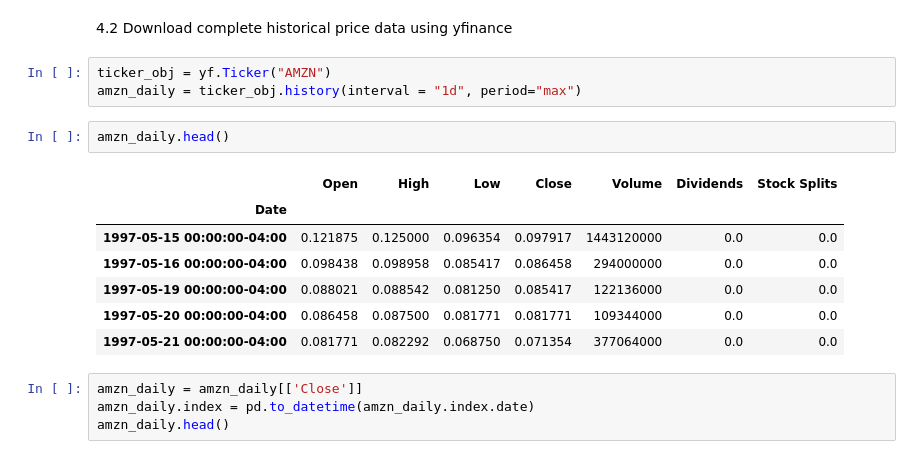
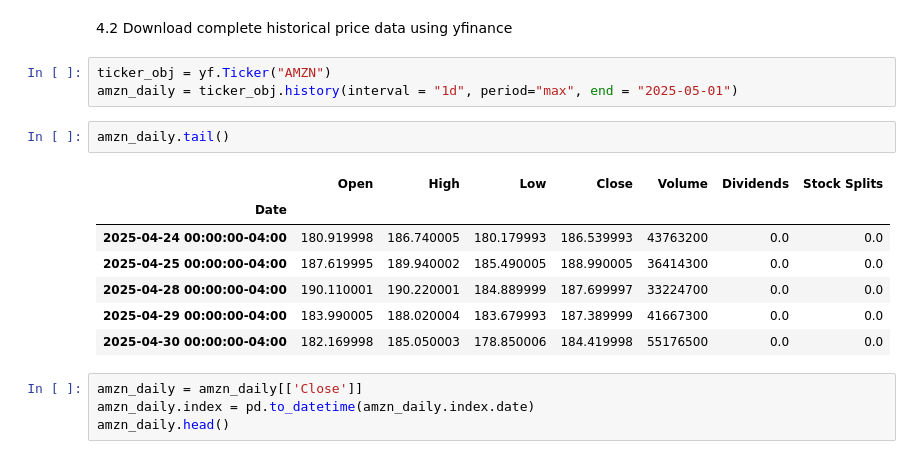
Before and after one commit to Kabalkina/stock_market_analytics_course, a Jupyter notebook: 01-intro-and-data-sources/week1.ipynb, the cells around one changed output. Drawn from its saved outputs; the diff is of its cells as text.

```diff
--- a/01-intro-and-data-sources/week1.ipynb
+++ b/01-intro-and-data-sources/week1.ipynb
@@ -659,17 +659,17 @@ amazon_earnings.head()
 4.2 Download complete historical price data using yfinance
 # %%
 ticker_obj = yf.Ticker("AMZN")
-amzn_daily = ticker_obj.history(interval = "1d", period="max")
+amzn_daily = ticker_obj.history(interval = "1d", period="max", end = "2025-05-01")
 # %%
-amzn_daily.head()
+amzn_daily.tail()
 # %% [output]
 |  | Open | High | Low | Close | Volume | Dividends | Stock Splits |
 | Date |  |  |  |  |  |  |  |
-| 1997-05-15 00:00:00-04:00 | 0.121875 | 0.125000 | 0.096354 | 0.097917 | 1443120000 | 0.0 | 0.0 |
-| 1997-05-16 00:00:00-04:00 | 0.098438 | 0.098958 | 0.085417 | 0.086458 | 294000000 | 0.0 | 0.0 |
-| 1997-05-19 00:00:00-04:00 | 0.088021 | 0.088542 | 0.081250 | 0.085417 | 122136000 | 0.0 | 0.0 |
-| 1997-05-20 00:00:00-04:00 | 0.086458 | 0.087500 | 0.081771 | 0.081771 | 109344000 | 0.0 | 0.0 |
-| 1997-05-21 00:00:00-04:00 | 0.081771 | 0.082292 | 0.068750 | 0.071354 | 377064000 | 0.0 | 0.0 |
+| 2025-04-24 00:00:00-04:00 | 180.919998 | 186.740005 | 180.179993 | 186.539993 | 43763200 | 0.0 | 0.0 |
+| 2025-04-25 00:00:00-04:00 | 187.619995 | 189.940002 | 185.490005 | 188.990005 | 36414300 | 0.0 | 0.0 |
+| 2025-04-28 00:00:00-04:00 | 190.110001 | 190.220001 | 184.889999 | 187.699997 | 33224700 | 0.0 | 0.0 |
+| 2025-04-29 00:00:00-04:00 | 183.990005 | 188.020004 | 183.679993 | 187.389999 | 41667300 | 0.0 | 0.0 |
+| 2025-04-30 00:00:00-04:00 | 182.169998 | 185.050003 | 178.850006 | 184.419998 | 55176500 | 0.0 | 0.0 |
 # %%
 amzn_daily = amzn_daily[['Close']]
 amzn_daily.index = pd.to_datetime(amzn_daily.index.date)
```
Also changed, not shown: parts of 19 cells of this notebook, 1 other file.
